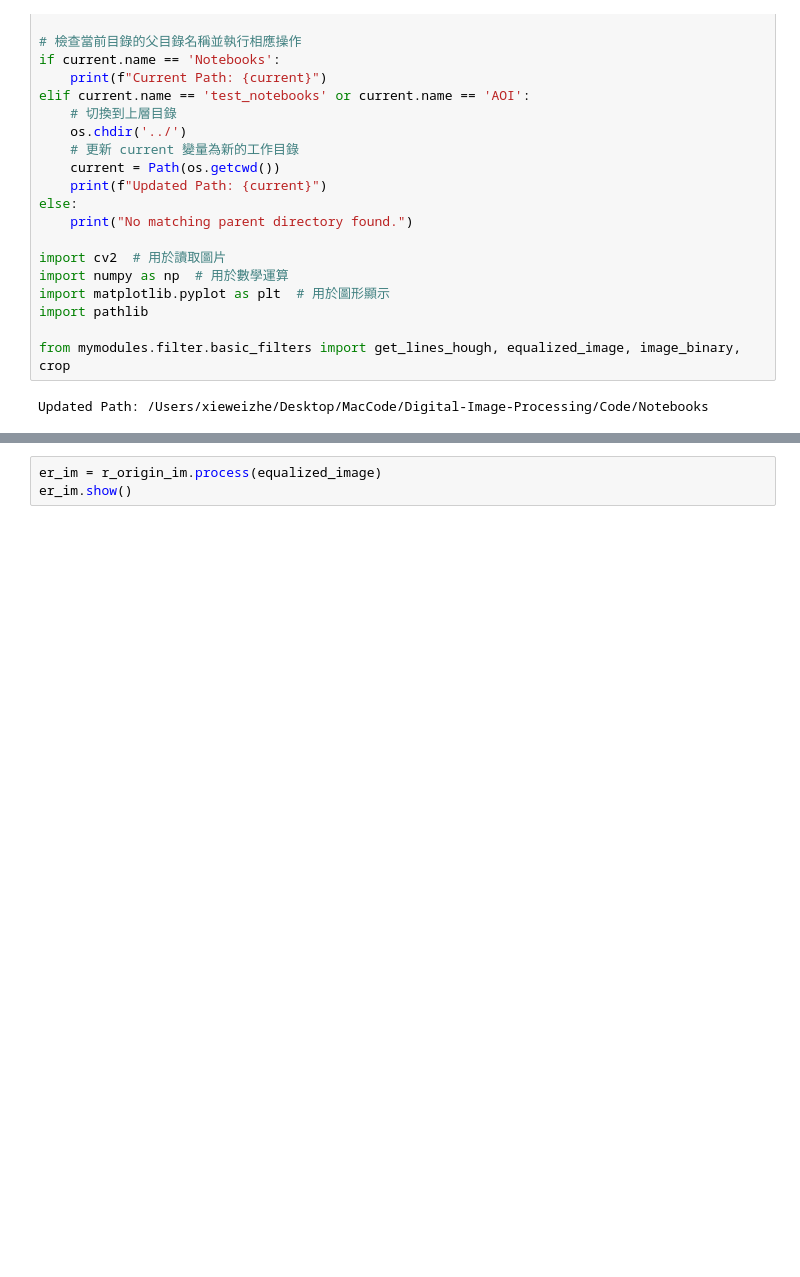
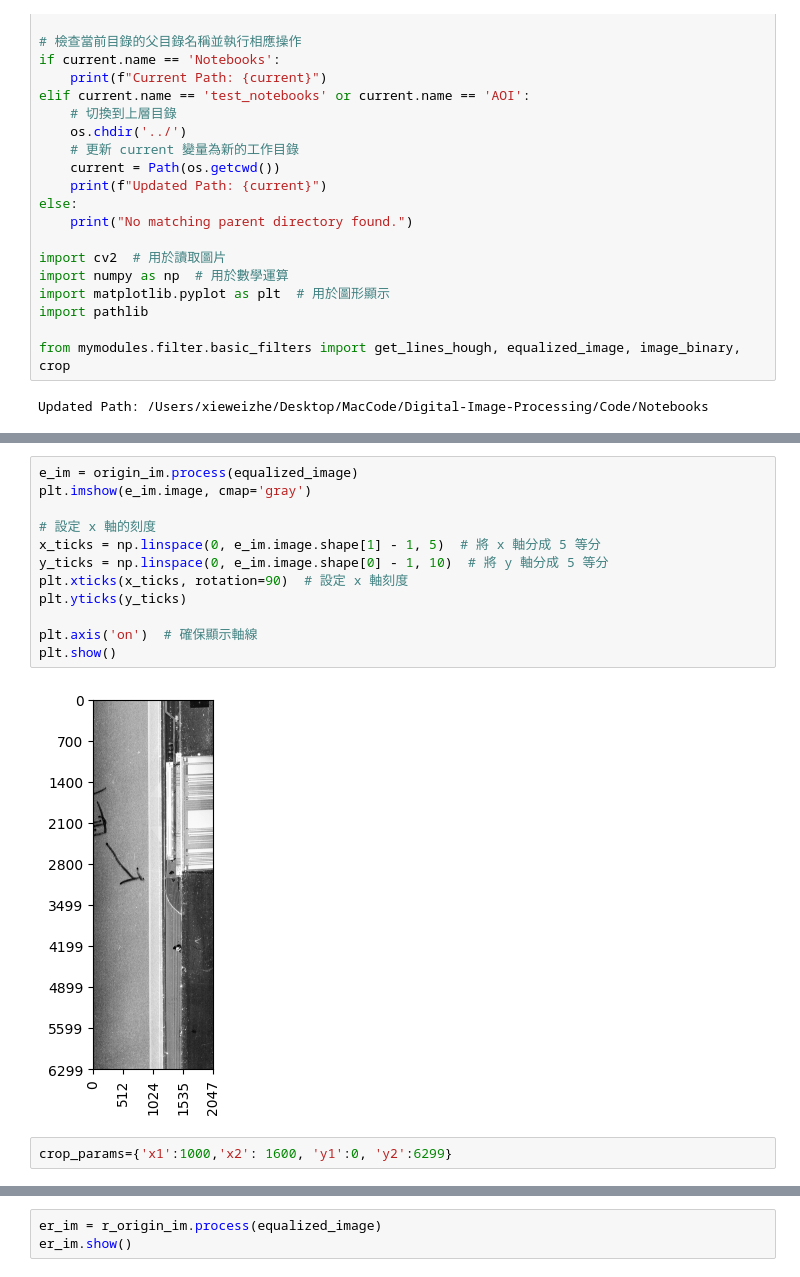
Before and after one commit to Echoslayer/Digital-Image-Processing, a Jupyter notebook: Code/Notebooks/AOI/aoi_research.ipynb, the cells around one changed output, grey strips where cells are left out. Saved outputs shown, nothing was run; the diff lists cells and outputs as text; blank space fills up the shorter version.

```diff
--- a/Code/Notebooks/AOI/aoi_research.ipynb
+++ b/Code/Notebooks/AOI/aoi_research.ipynb
@@ -70 +62,17 @@ Image changed to Blue channel
+# %%
+e_im = origin_im.process(equalized_image)
+plt.imshow(e_im.image, cmap='gray')
+
+# 設定 x 軸的刻度
+x_ticks = np.linspace(0, e_im.image.shape[1] - 1, 5)  # 將 x 軸分成 5 等分
+y_ticks = np.linspace(0, e_im.image.shape[0] - 1, 10)  # 將 y 軸分成 5 等分
+plt.xticks(x_ticks, rotation=90)  # 設定 x 軸刻度
+plt.yticks(y_ticks)
+
+plt.axis('on')  # 確保顯示軸線
+plt.show()
+# %% [output]
+[figure, added]
+# %%
+crop_params={'x1':1000,'x2': 1600, 'y1':0, 'y2':6299}
 # %%
```
Also changed, not shown: parts of 10 cells of this notebook, 4 other files.
